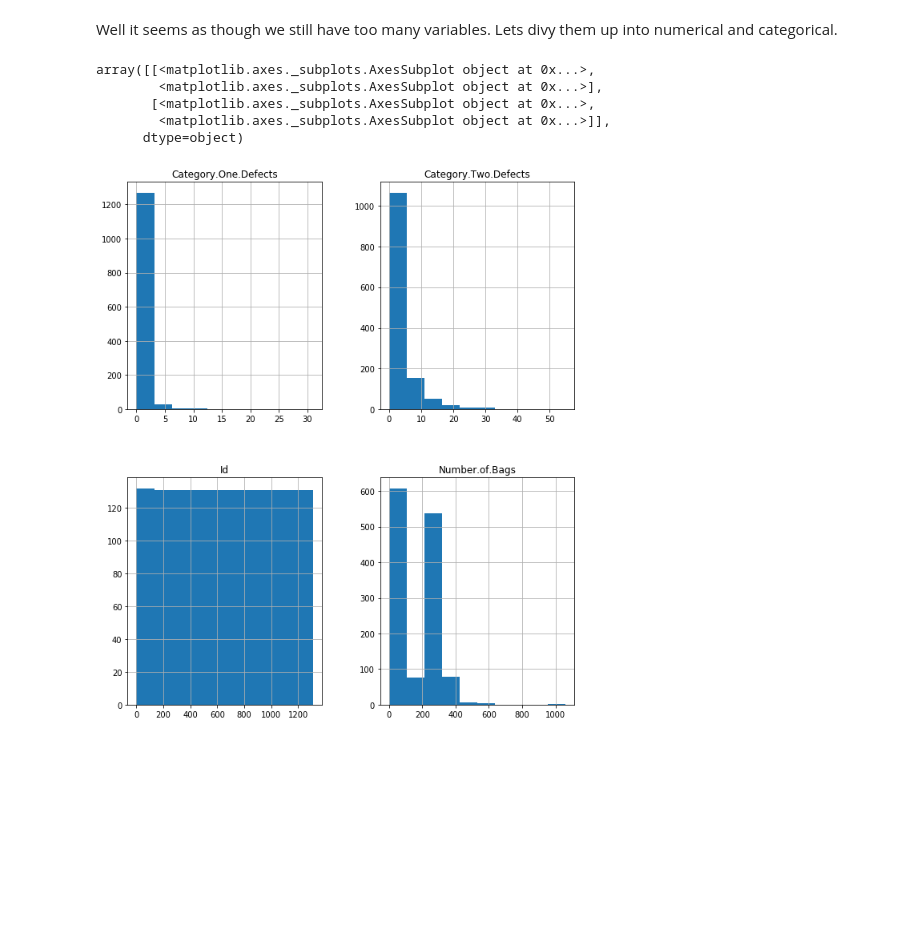
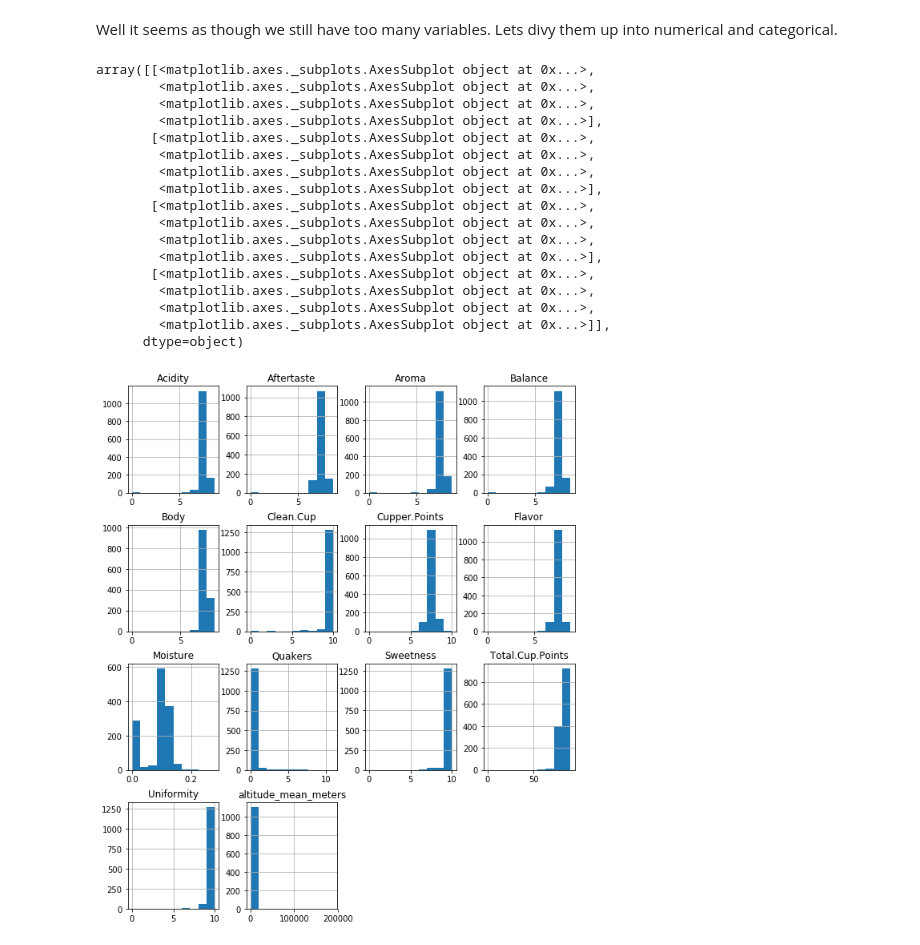
Before and after one commit to Landcruiser87/Cadc_7331_Project, a Jupyter notebook: analysis/Coffee.ipynb, the cells around one changed output. Saved outputs shown, nothing was run; the diff lists cells and outputs as text; code cells hidden in the pictures; blank space fills up the shorter version.

```diff
--- a/analysis/Coffee.ipynb
+++ b/analysis/Coffee.ipynb
@@ -73,10 +73,10 @@ a few columns and merge the two dataframes.
 #dropping columns we won't use
 df_rob = df_rob.drop(['Lot.Number', 'altitude_low_meters', 'altitude_high_meters', 'Certification.Contact',
                       'Certification.Contact', 'Expiration', 'Certification.Body', 'ICO.Number',
-                      'Certification.Address','Mouthfeel'], axis=1)
+                      'Certification.Address','Mouthfeel', 'Id'], axis=1)
 df_ar = df_ar.drop(['Lot.Number', 'altitude_low_meters', 'altitude_high_meters', 'Certification.Contact',
                       'Certification.Contact', 'Expiration', 'Certification.Body', 'ICO.Number',
-                      'Certification.Address'], axis=1)
+                      'Certification.Address', 'Id'], axis=1)
 
 df_comb = df_ar.append(df_rob)
 # %% [output]
@@ -201,15 +201,27 @@ sns.pairplot(df_comb)
 Well it seems as though we still have too many variables.  Lets divy them up into numerical and
 categorical.
 # %%
-df_num = df_ar.select_dtypes(include=['int64'])
+df_num = df_comb.select_dtypes(include=['float64'])
 df_num.hist(figsize =(10,12))
 
 # df_cat = df_ar.select_dtypes(include=['object'])
 # df_cat.hist(figsize =(10,12))
 # %% [output]
 array([[<matplotlib.axes._subplots.AxesSubplot object at 0x...>,
+        <matplotlib.axes._subplots.AxesSubplot object at 0x...>,
+        <matplotlib.axes._subplots.AxesSubplot object at 0x...>,
         <matplotlib.axes._subplots.AxesSubplot object at 0x...>],
        [<matplotlib.axes._subplots.AxesSubplot object at 0x...>,
+        <matplotlib.axes._subplots.AxesSubplot object at 0x...>,
+        <matplotlib.axes._subplots.AxesSubplot object at 0x...>,
+        <matplotlib.axes._subplots.AxesSubplot object at 0x...>],
+       [<matplotlib.axes._subplots.AxesSubplot object at 0x...>,
+        <matplotlib.axes._subplots.AxesSubplot object at 0x...>,
+        <matplotlib.axes._subplots.AxesSubplot object at 0x...>,
+        <matplotlib.axes._subplots.AxesSubplot object at 0x...>],
+       [<matplotlib.axes._subplots.AxesSubplot object at 0x...>,
+        <matplotlib.axes._subplots.AxesSubplot object at 0x...>,
+        <matplotlib.axes._subplots.AxesSubplot object at 0x...>,
         <matplotlib.axes._subplots.AxesSubplot object at 0x...>]],
       dtype=object)
-[figure, old version]
+[figure, new version]
```
Also changed, not shown: parts of 4 cells of this notebook.
